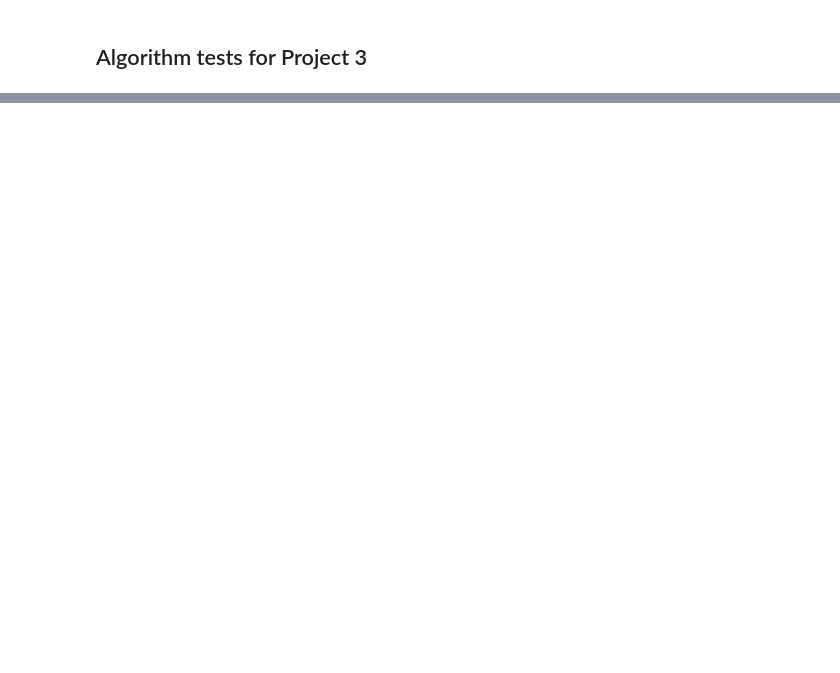
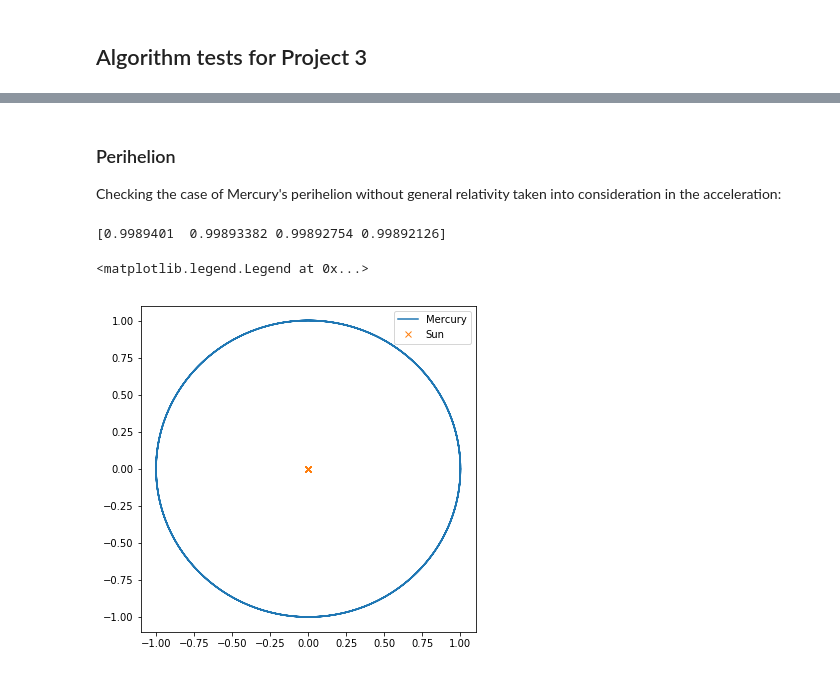
Before and after one commit to auduntre/FYS4150, a Jupyter notebook: Project 3/notebook/Algorithm Tests.ipynb, the cells around one changed output, grey strips where cells are left out. Saved outputs shown, nothing was run; the diff lists cells and outputs as text; code cells hidden in the pictures; blank space fills up the shorter version.

Commit message:
notebook check

```diff
--- a/Project 3/notebook/Algorithm Tests.ipynb
+++ b/Project 3/notebook/Algorithm Tests.ipynb
@@ -62,0 +288,31 @@ plt.plot(ys, xs)
+# %% [markdown]
+### Perihelion
+Checking the case of Mercury's perihelion without general relativity taken into consideration in the acceleration:
+# %%
+from scipy.signal import argrelextrema
+
+mercury = Body([0.3075, 0.], [0., 12.44], 1e-6, Acceleration)
+sun = Body([0., 0.], [0., 0.], 1.0, Acceleration)
+
+sol = [earth, sun]
+
+integrator = Verlet(sol)
+integrator(200000, 4)
+
+mercury_pos = integrator.system_pos[0, :, :]
+sun_pos = integrator.system_pos[1, :, :]
+
+rposs = np.linalg.norm(mercury_pos, 2, axis=1)
+local_minima_idx = argrelextrema(rposs, np.less)
+
+for lmi in local_minima_idx:
+    print(rposs[lmi])
+
+plt.figure(figsize=(6,6))
+plt.plot(mercury_pos[:, 0], mercury_pos[:, 1], label='Mercury')
+plt.plot(sun_pos[:, 0], sun_pos[:, 1], 'x', label="Sun")
+plt.legend()
+# %% [output]
+[0.9989401  0.99893382 0.99892754 0.99892126]
+<matplotlib.legend.Legend at 0x...>
+[figure, added]
```
Also changed, not shown: parts of 21 cells of this notebook, 1 other file.
